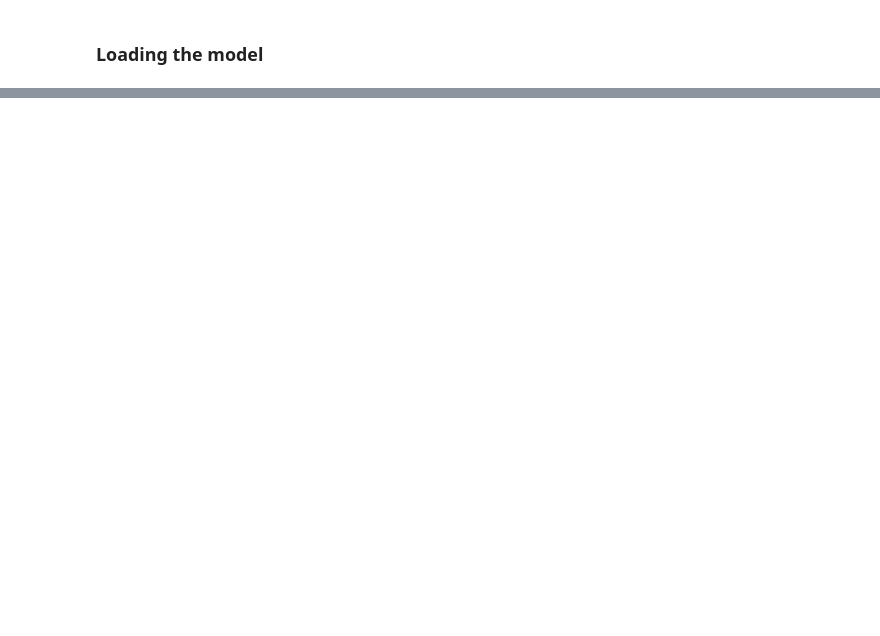
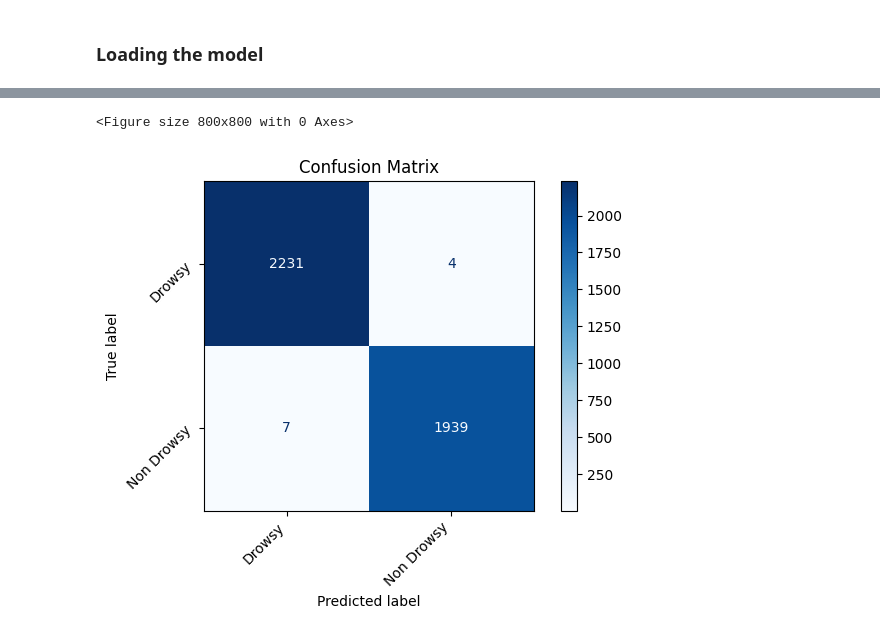
Before and after one commit to aayamrajshakya/Driver_Drowsiness_Detection, a Jupyter notebook: trained.ipynb, the cells around one changed output, grey strips where cells are left out. Drawn from its saved outputs; the diff is of its cells as text; code cells hidden in the pictures; blank space fills up the shorter version.

```diff
--- a/trained.ipynb
+++ b/trained.ipynb
@@ -301,7 +389,7 @@ history = ensemble_model.fit(train_rsc, validation_data=val_rsc, epochs=NUM_EPOC
 # %% [markdown]
 ### Saving the model
 # %%
-model_filename = 'optuna_final.keras' # Intentionally declared in separate cell
+model_filename = 'best_model.keras' # Intentionally declared in separate cell
 # %%
 ensemble_model.save(model_filename)
 
@@ -405,0 +414,11 @@ plt.show()
+# %%
+# Gather true test labels
+y_true = []
+for _, labels in test_rsc:
+    y_true.extend(labels.numpy())
+
+# Sanity check
+assert len(y_true) > 1, "True label list is empty!"
+
+# Predict on test dataset
+y_pred = optimized_ensemble.predict(test_rsc)
@@ -405,0 +427,18 @@ plt.show()
+# %%
+# Need to convert prediction labels to binary for confusion matrix
+y_pred_conf = (y_pred >= 0.5).astype(int)
+
+cm = metrics.confusion_matrix(y_true, y_pred_conf)
+disp = metrics.ConfusionMatrixDisplay(confusion_matrix=cm, display_labels=class_names)
+
+plt.figure(figsize=(8,8))
+disp.plot(cmap=plt.cm.Blues, values_format='d')
+plt.xticks(rotation=45, ha='right') # Rotating labels for better readability
+plt.yticks(rotation=45, ha='right')
+plt.title('Confusion Matrix')
+plt.tight_layout()
+# plt.savefig("conf_matrix.png", dpi=300)
+plt.show()
+# %% [output]
+<Figure size 800x800 with 0 Axes>
+[figure, added]
```
Also changed, not shown: parts of 20 cells of this notebook, 1 other file.
